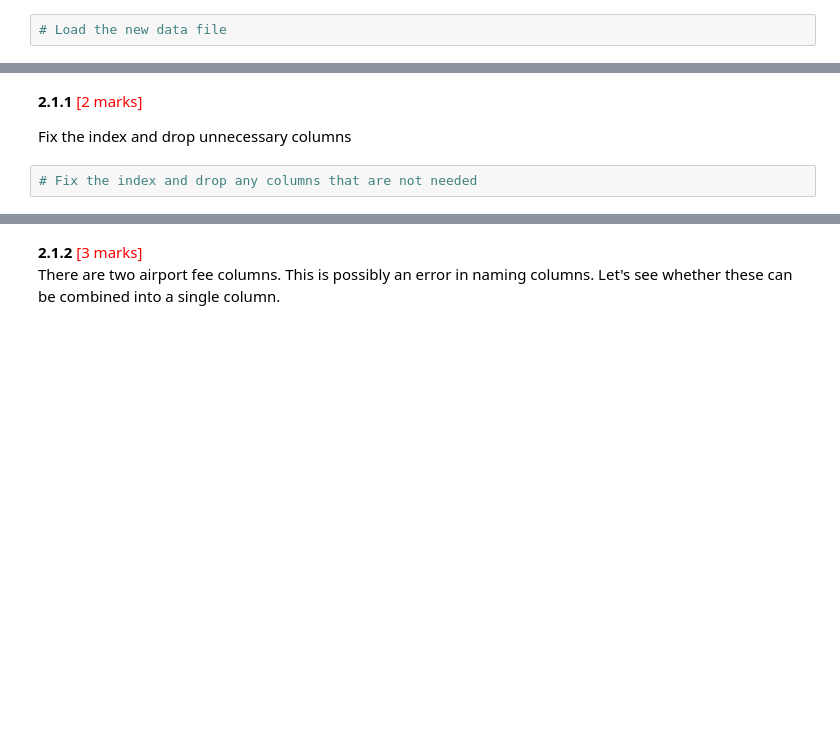
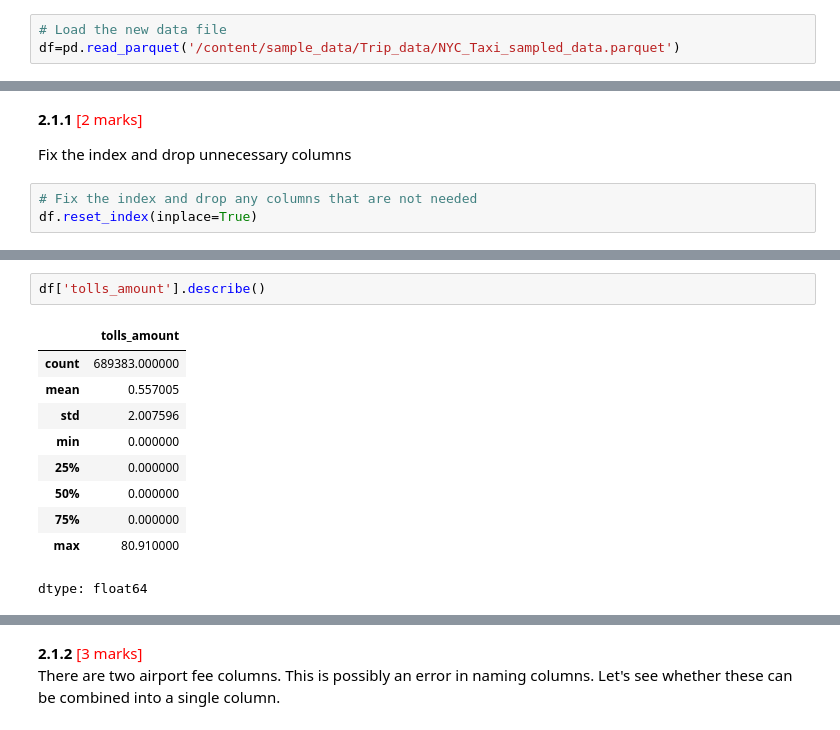
Before and after one commit to msaipraveenkumar/EDA_Assg_NYC_Taxi_Starter, a Jupyter notebook: EDA_Assg_NYC_Taxi_Starter.ipynb, the cells around one changed output, grey strips where cells are left out. Saved outputs shown, nothing was run; the diff lists cells and outputs as text; blank space fills up the shorter version.

```diff
--- a/EDA_Assg_NYC_Taxi_Starter.ipynb
+++ b/EDA_Assg_NYC_Taxi_Starter.ipynb
@@ -358,5 +261,6 @@ df.to_parquet('/content/sample_data/Trip_data/NYC_Taxi_sampled_data.parquet')
 Now we can load the new data directly.
 # %%
 # Load the new data file
+df=pd.read_parquet('/content/sample_data/Trip_data/NYC_Taxi_sampled_data.parquet')
 # %%
 # df.head()
@@ -373,3 +304,4 @@ Fix/drop any columns as you seem necessary in the below sections
 Fix the index and drop unnecessary columns
 # %%
 # Fix the index and drop any columns that are not needed
+df.reset_index(inplace=True)
@@ -375,0 +316,13 @@ Fix the index and drop unnecessary columns
+# %%
+df['tolls_amount'].describe()
+# %% [output]
+|  | tolls_amount |
+| count | 689383.000000 |
+| mean | 0.557005 |
+| std | 2.007596 |
+| min | 0.000000 |
+| 25% | 0.000000 |
+| 50% | 0.000000 |
+| 75% | 0.000000 |
+| max | 80.910000 |
+dtype: float64
```
Also changed, not shown: parts of 22 cells of this notebook.
